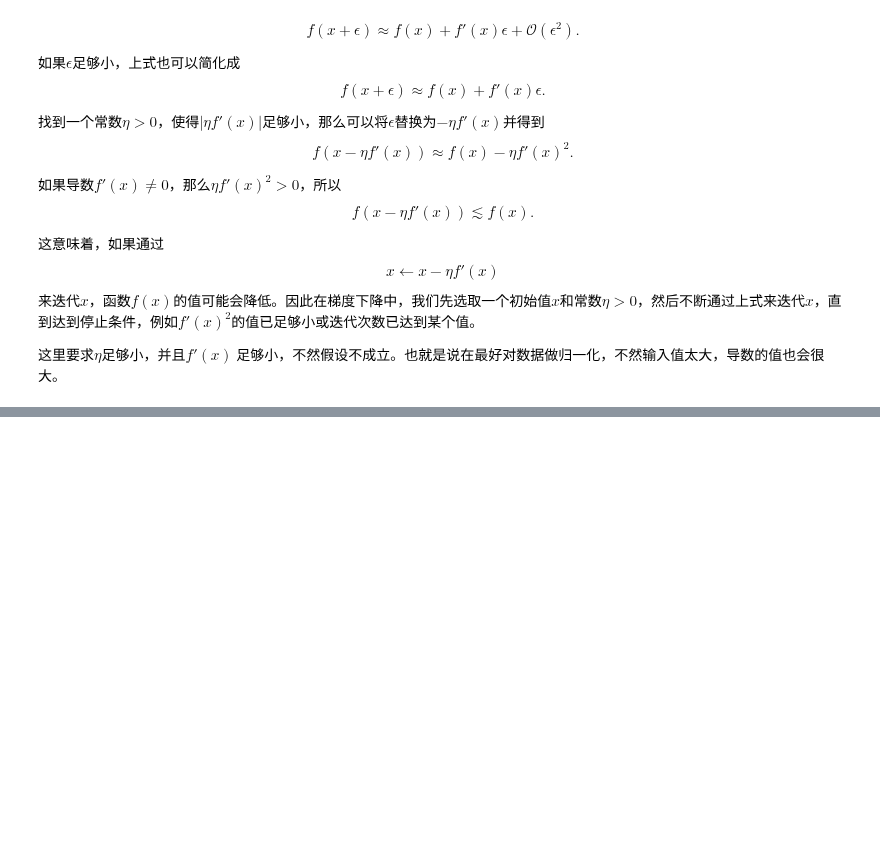
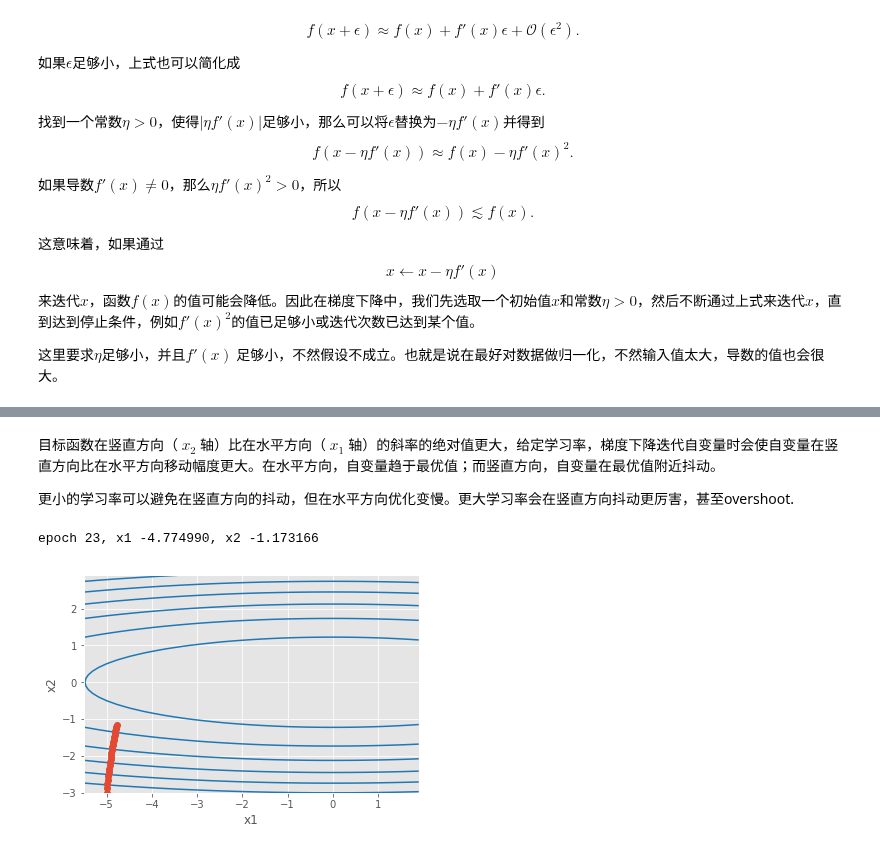
Before and after one commit to LaoLiulaoliu/MachineLearning, a Jupyter notebook: kaggle/house_price/house_price_slide.ipynb, the cells around one changed output, grey strips where cells are left out. Saved outputs shown, nothing was run; the diff lists cells and outputs as text; code cells hidden in the pictures; blank space fills up the shorter version.

```diff
--- a/kaggle/house_price/house_price_slide.ipynb
+++ b/kaggle/house_price/house_price_slide.ipynb
@@ -384,0 +467,10 @@ $\beta$ 为梯度 $\nabla f(\boldsymbol{x})$ 和单位向量$\boldsymbol{u}$之
+# %% [markdown]
+目标函数在竖直方向（ $x_2$ 轴）比在水平方向（ $x_1$ 轴）的斜率的绝对值更大，给定学习率，梯度下降迭代自变量时会使自变量在竖直方向比在水平方向移动幅度更大。在水平方向，自变量趋于最优值；而竖直方向，自变量在最优值附近抖动。
+
+更小的学习率可以避免在竖直方向的抖动，但在水平方向优化变慢。更大学习率会在竖直方向抖动更厉害，甚至overshoot.
+# %%
+eta = 0.01
+show_trace_2d(f_2d, train_2d(gd_2d))
+# %% [output]
+epoch 23, x1 -4.774990, x2 -1.173166
+[figure, added]
```
Also changed, not shown: parts of 10 cells of this notebook.
